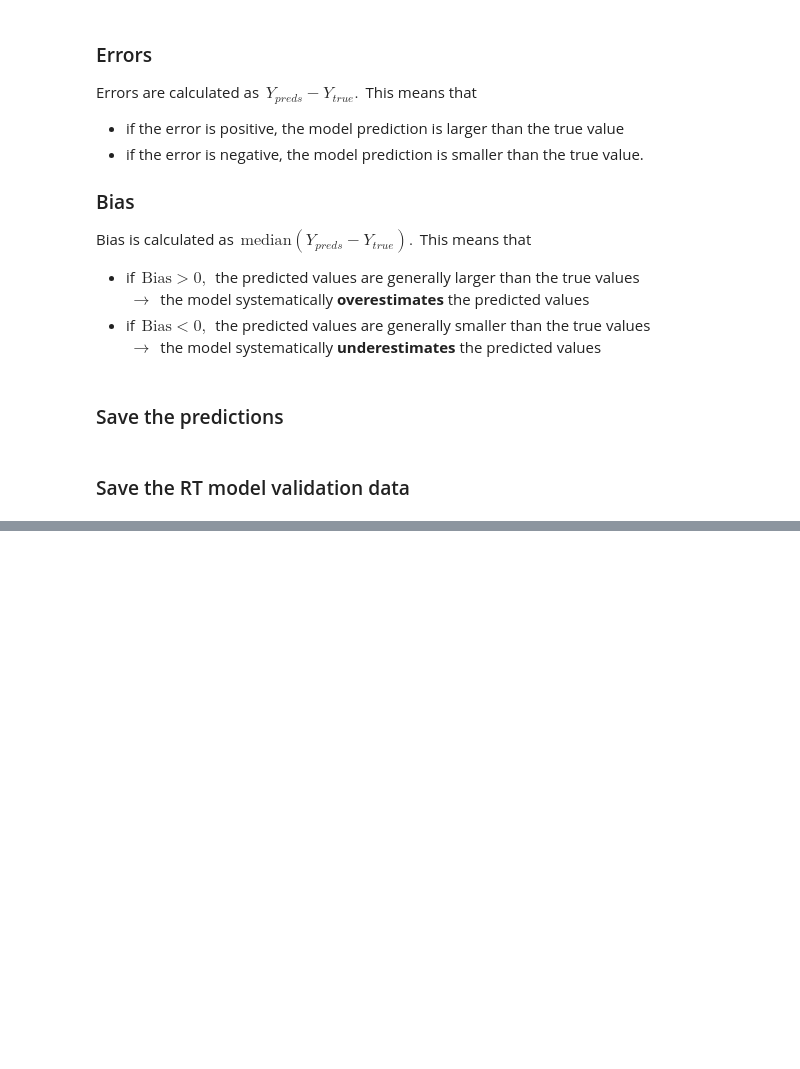
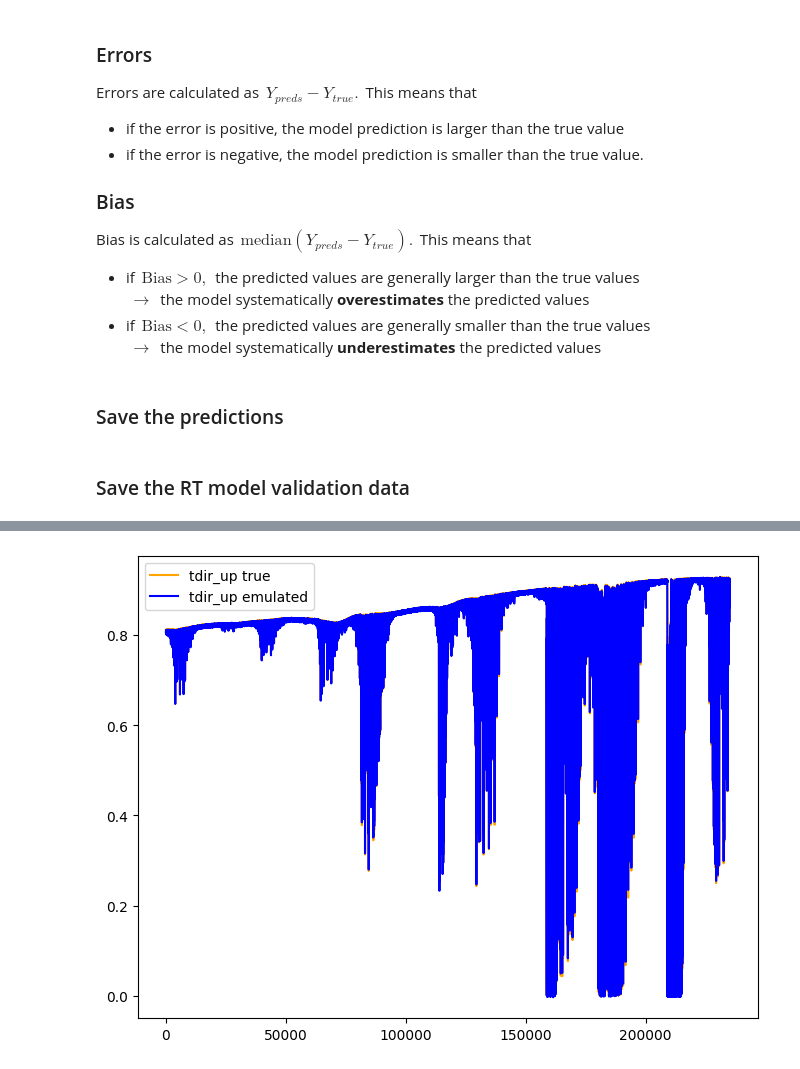
Before and after one commit to HerraKaava/RT_model_emulator, a Jupyter notebook: code-files/NN_model_tdir_up.ipynb, the cells around one changed output, grey strips where cells are left out. Cells and saved outputs as stored; diff of their text form; code cells hidden in the pictures; blank space fills up the shorter version.

```diff
--- a/code-files/NN_model_tdir_up.ipynb
+++ b/code-files/NN_model_tdir_up.ipynb
@@ -283,0 +283,2 @@ save_HDF5(Y=Y_val_tdir_up, save_loc=save_loc, file_name=file_name)
+# %%
+test_preds = NN_model.predict(scaled_X_test)
@@ -283,0 +287,4 @@ save_HDF5(Y=Y_val_tdir_up, save_loc=save_loc, file_name=file_name)
+# %%
+plot_random(test_preds, scaled_X_test, Y_test, "tdir_up")
+# %% [output]
+[figure, added]
```
Also changed, not shown: parts of 20 cells of this notebook.
